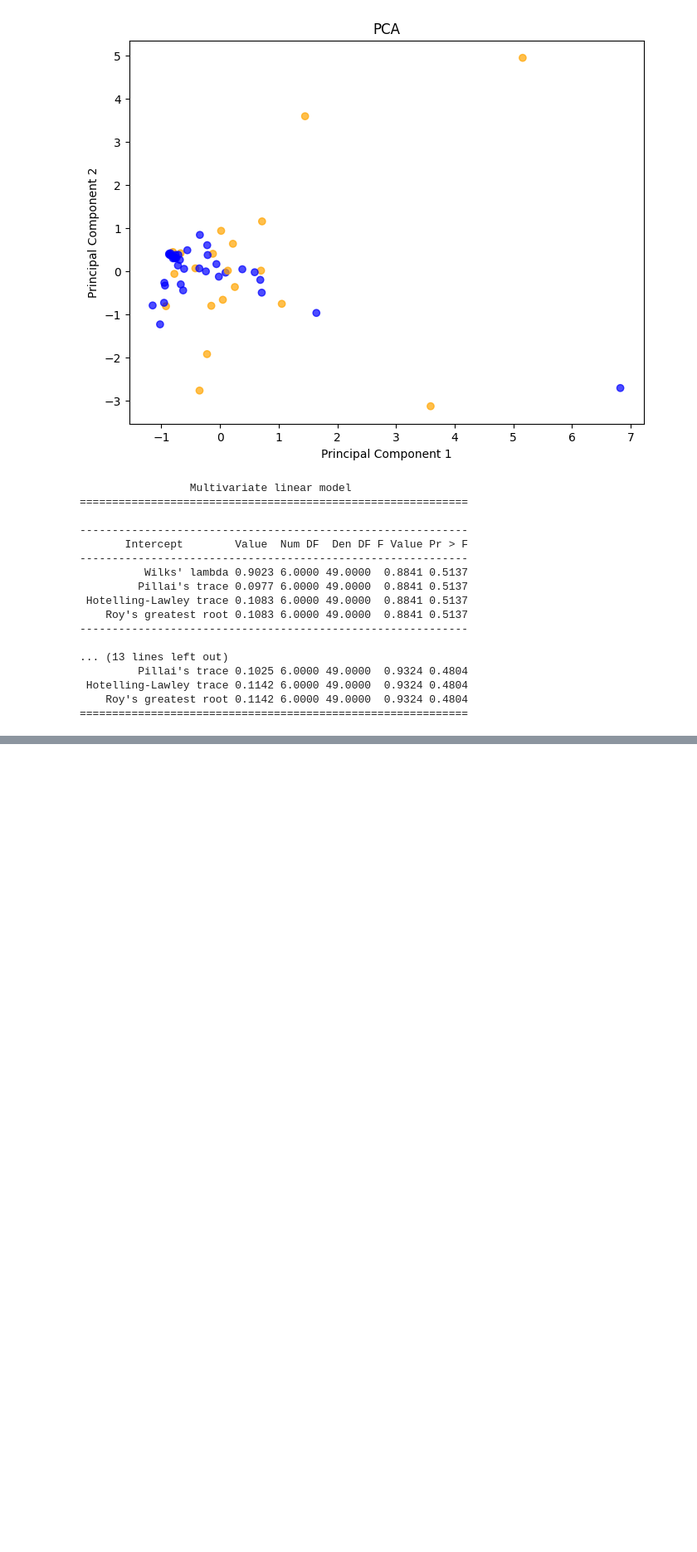
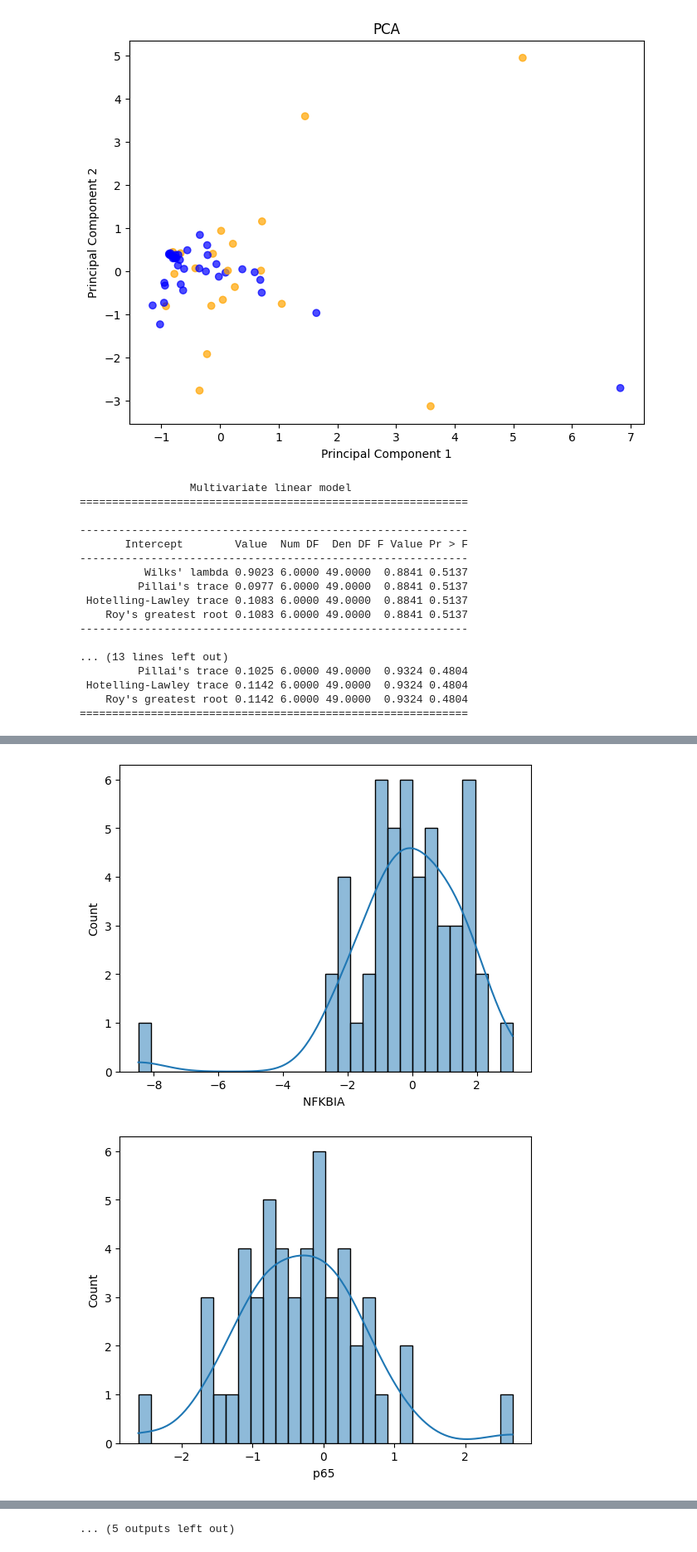
Before and after one commit to blackturtle71/obesityxmutations, a Jupyter notebook: scripts/check_corr.ipynb, the cells around one changed output, grey strips where cells are left out. Shown: that part at 83% size. Saved outputs shown, nothing was run; the diff lists cells and outputs as text; code cells hidden in the pictures; blank space fills up the shorter version.

Commit message:
check expression corr

```diff
--- a/scripts/check_corr.ipynb
+++ b/scripts/check_corr.ipynb
@@ -196,0 +215,8 @@ print(df_results)
+# %%
+expression = pd.read_csv('../data/expression.tsv', sep='\t', index_col='Samples')
+expression['mean_het_lvl'] = het_lvl.reindex(expression.index)
+expression['disease'] = anamnesis.reindex(expression.index)
+expression = expression.dropna()
+# log2 all the expressions
+expression.iloc[:,:-2] = np.log2(expression.iloc[:,:-2])
+expression
@@ -196,0 +242,7 @@ print(df_results)
+# %%
+for data in expression.drop(columns=['disease']).columns:
+    sns.histplot(data=expression, x=data, kde=True, bins=30)
+    plt.show()
+# %% [output]
+[figure, added]
+[figure, added]
@@ -196,0 +259 @@ print(df_results)
+... (5 outputs left out)
```
Also changed, not shown: parts of 17 cells of this notebook, 1 other file.
